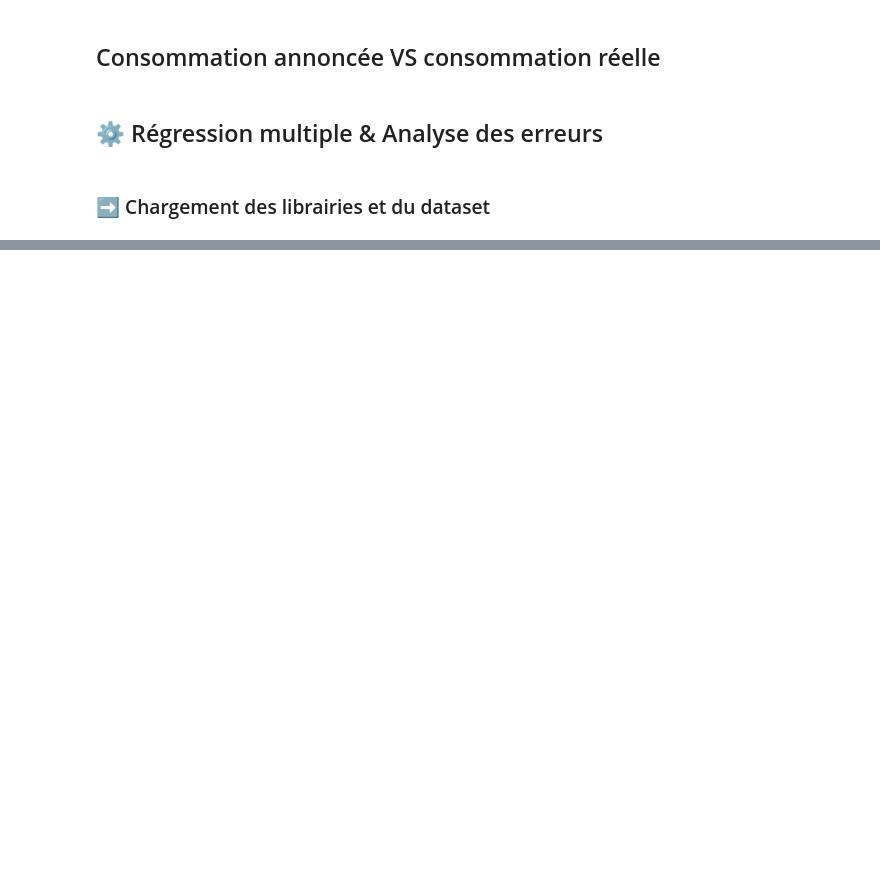
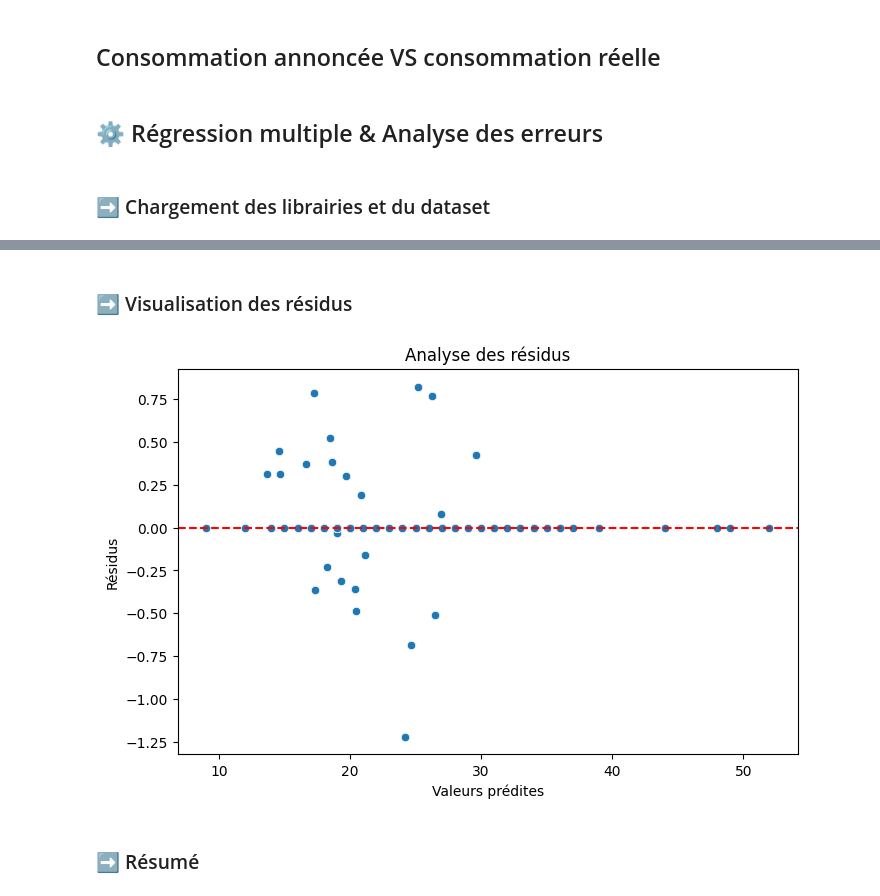
Before and after one commit to Zaneti09/Projet_Data, a Jupyter notebook: Subject/S9.ipynb, the cells around one changed output, grey strips where cells are left out. Cells and saved outputs as stored; diff of their text form; code cells hidden in the pictures; blank space fills up the shorter version.

```diff
--- a/Subject/S9.ipynb
+++ b/Subject/S9.ipynb
@@ -71,0 +46,10 @@ KeyError: 'consumption_real'
+# %%
+# Split
+X_train, X_test, y_train, y_test = train_test_split(X, y, test_size=0.2, random_state=42)
+
+# Modèle
+model = LinearRegression()
+model.fit(X_train, y_train)
+
+# Prédictions
+y_pred = model.predict(X_test)
@@ -71,0 +58,13 @@ KeyError: 'consumption_real'
+# %%
+# Erreurs
+mae = mean_absolute_error(y_test, y_pred)
+mse = mean_squared_error(y_test, y_pred)
+rmse = np.sqrt(mse)
+
+print("MAE :", mae)
+print("RMSE :", rmse)
+
+# Résidus
+residuals = y_test - y_pred
+df_residuals = pd.DataFrame({"Réel": y_test, "Prédit": y_pred, "Résidu": residuals})
+df_residuals.head()
@@ -71,0 +80,14 @@ KeyError: 'consumption_real'
+# %% [markdown]
+### ➡️ Visualisation des résidus
+# %%
+plt.figure(figsize=(8,5))
+sns.scatterplot(x=y_pred, y=residuals)
+plt.axhline(0, color='red', linestyle='--')
+plt.xlabel("Valeurs prédites")
+plt.ylabel("Résidus")
+plt.title("Analyse des résidus")
+plt.show()
+# %% [output]
+[figure, added]
+# %% [markdown]
+### ➡️ Résumé
```
Also changed, not shown: parts of 10 cells of this notebook.
